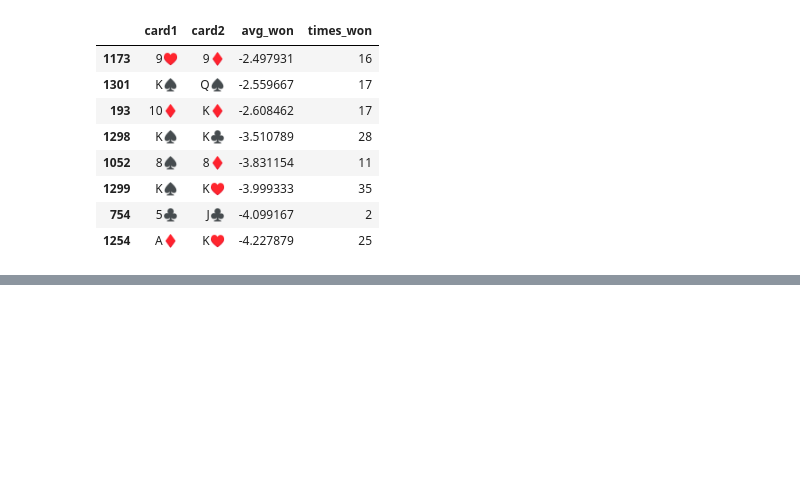
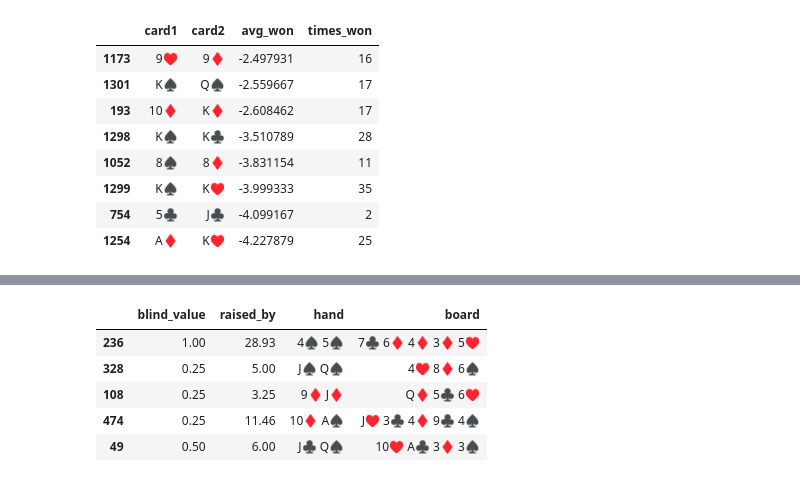
Before and after one commit to kuco23/PokerPlayerPatterns, a Jupyter notebook: notebook_sl.ipynb, the cells around one changed output, grey strips where cells are left out. Drawn from its saved outputs; the diff is of its cells as text; code cells hidden in the pictures; blank space fills up the shorter version.

```diff
--- a/notebook.ipynb
+++ b/notebook_sl.ipynb
@@ -447,0 +331,32 @@ Our speculation proved to be correct as there really is a slight positive correl
+# %%
+pure_bluffs = strengths[
+    (strengths.handstrength == strengths.boardstrength) & ~(
+        (
+            (strengths.turn == TurnId.FLOP) & (
+                (strengths.straightouts >= 1) |
+                (strengths.flushouts == 1)
+            )
+        ) | (
+            (strengths.turn == TurnId.TURN) &
+            (strengths.straightouts == 2)
+        )
+    )
+].drop(
+    columns = [
+        'handstrength', 'boardstrength',
+        'straightouts', 'flushouts'
+    ]
+).rename(
+    columns = dict(amount = 'raised_by')
+)
+# %%
+pure_bluffs[[
+    'blind_value', 'raised_by', 'hand', 'board'
+]].sample(5)
+# %% [output]
+|  | blind_value | raised_by | hand | board |
+| 236 | 1.00 | 28.93 | 4♠ 5♠ | 7♣ 6♦ 4♦ 3♦ 5♥ |
+| 328 | 0.25 | 5.00 | J♠ Q♠ | 4♥ 8♦ 6♠ |
+| 108 | 0.25 | 3.25 | 9♦ J♦ | Q♦ 5♣ 6♥ |
+| 474 | 0.25 | 11.46 | 10♦ A♠ | J♥ 3♣ 4♦ 9♣ 4♠ |
+| 49 | 0.50 | 6.00 | J♣ Q♠ | 10♥ A♣ 3♦ 3♠ |
```
Also changed, not shown: parts of 63 cells of this notebook, 4 other files.
